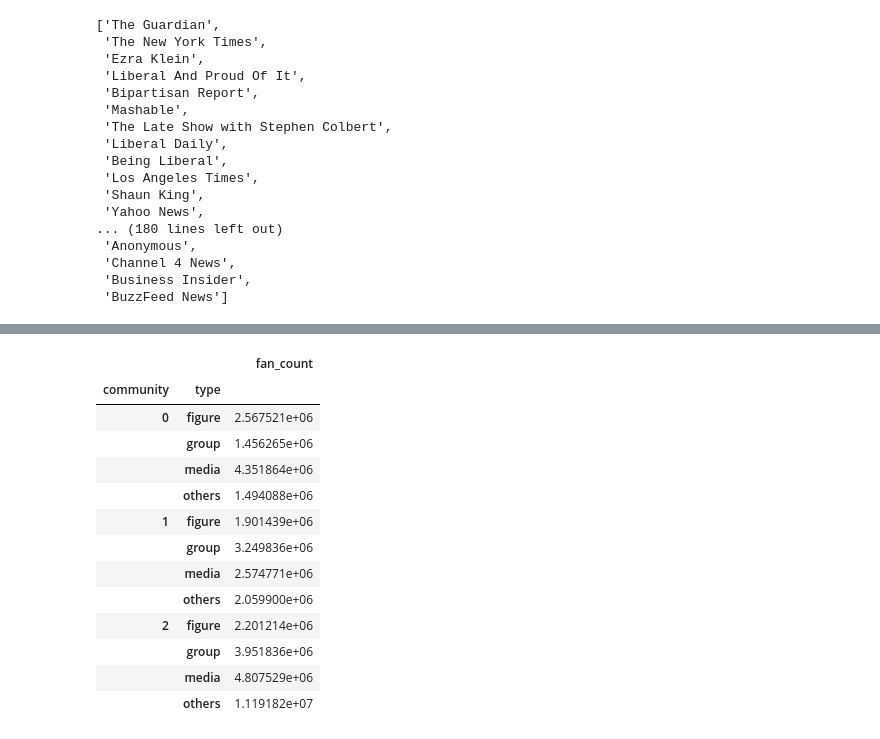
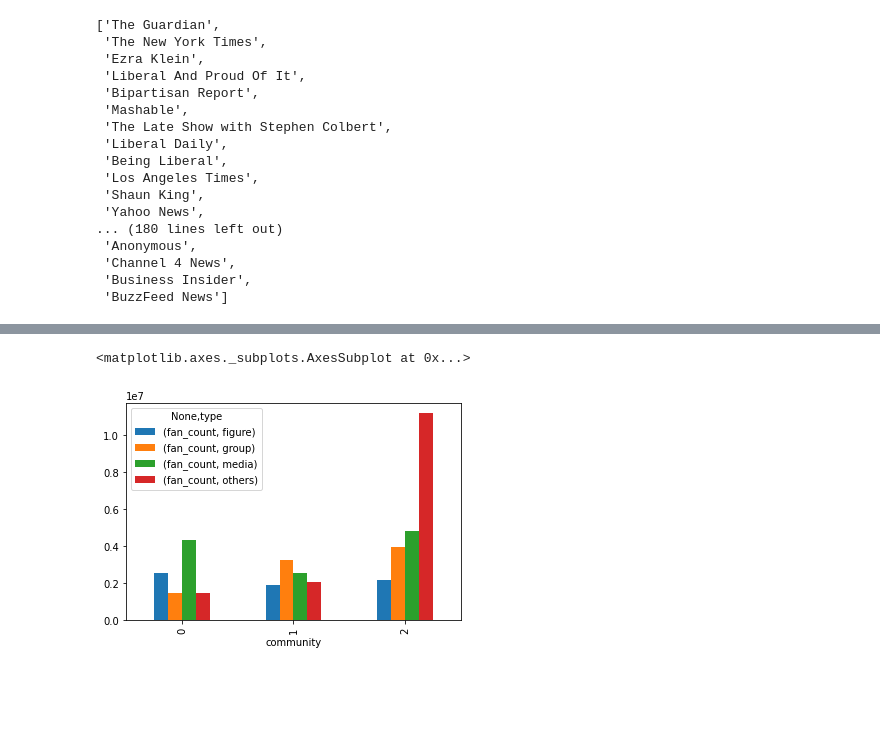
Before and after one commit to teddy21019/FB-Social-Network, a Jupyter notebook: Get Centrality.ipynb, the cells around one changed output, grey strips where cells are left out. Saved outputs shown, nothing was run; the diff lists cells and outputs as text; code cells hidden in the pictures; blank space fills up the shorter version.

```diff
--- a/Get Centrality.ipynb
+++ b/Get Centrality.ipynb
@@ -663,17 +739,5 @@ all_page_info.merge(top_3_com_df, left_on='page_id', right_index=True)[['page_id
 # %%
-all_page_info.merge(top_3_com_df, left_on='page_id', right_index=True)[['page_name', 'community', 'type', 'type_sub', 'fan_count']].groupby(by= ['community', 'type']).aggregate('mean')
+all_page_info.merge(top_3_com_df, left_on='page_id', right_index=True)[['page_name', 'community', 'type', 'fan_count']].groupby(by= ['community', 'type']).aggregate('mean').unstack(level=1).plot(kind='bar')
 # %% [output]
-|  |  | fan_count |
-| community | type |  |
-| 0 | figure | 2.567521e+06 |
-|  | group | 1.456265e+06 |
-|  | media | 4.351864e+06 |
-|  | others | 1.494088e+06 |
-| 1 | figure | 1.901439e+06 |
-|  | group | 3.249836e+06 |
-|  | media | 2.574771e+06 |
-|  | others | 2.059900e+06 |
-| 2 | figure | 2.201214e+06 |
-|  | group | 3.951836e+06 |
-|  | media | 4.807529e+06 |
-|  | others | 1.119182e+07 |
+<matplotlib.axes._subplots.AxesSubplot at 0x...>
+[figure, added]
```
Also changed, not shown: parts of 19 cells of this notebook, 14 other files.
